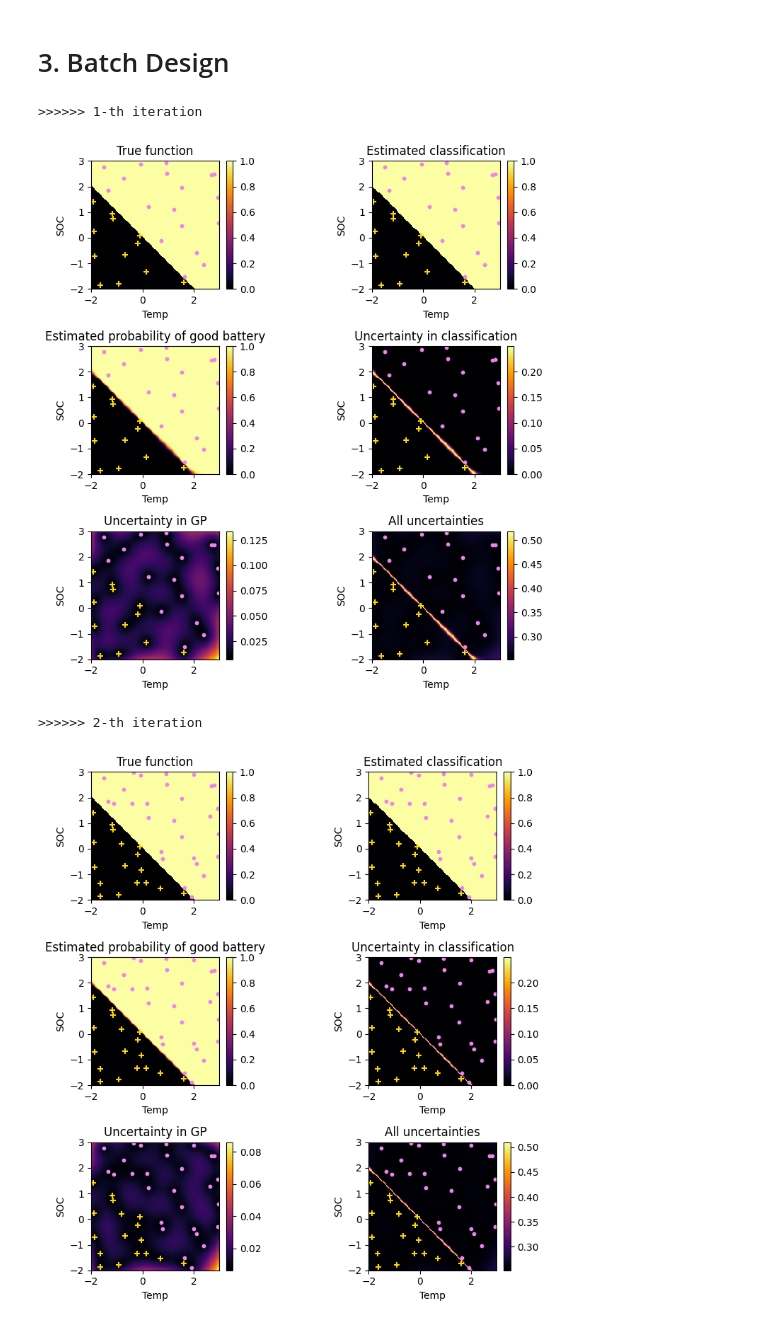
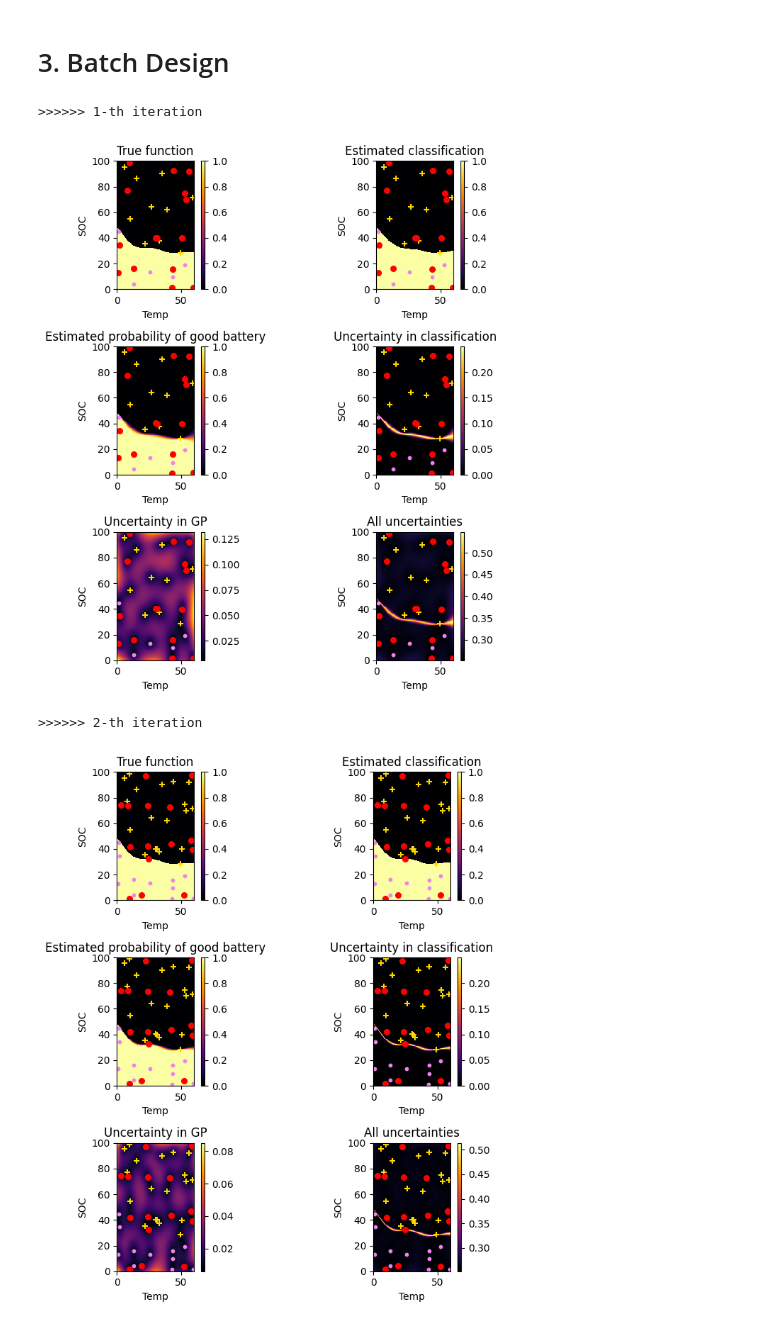
Before and after one commit to ma921/Battery-Experimental-Design, a Jupyter notebook: Tutorial 2. Batch Experimental Design.ipynb, the cells around one changed output. Saved outputs shown, nothing was run; the diff lists cells and outputs as text; code cells hidden in the pictures.

```diff
--- a/Tutorial 2. Batch Experimental Design.ipynb
+++ b/Tutorial 2. Batch Experimental Design.ipynb
@@ -13,13 +13,12 @@ warnings.filterwarnings('ignore')
 ## 1.1 define the domain, bounds
 # %%
 import torch
+from sklearn.preprocessing import StandardScaler  # Import StandardScaler
 
 # set bounds
-# Assume our bounds are standardised for statistical model.
-# e.g. originally SOC [0, 100] but convert to [-2, 3], for better fitting.
 bounds = torch.tensor([
-    [-2, -2], # lower bound
-    [3, 3], # upper bound
+    [0, 0], # lower bound
+    [100, 60], # upper bound
 ]).double()
 
 # set label names
@@ -109,13 +142,15 @@ model = setting_GP_model(X, Y)
 # %% [markdown]
 ## 2.2 visualise the estimation results
 # %%
-def visualize_model(X, Y, model):
-    fig, axes = plt.subplots(3,2, tight_layout=True, figsize=(8,8))
+def visualize_model(X, Y, model, X_new=None):
+    n_rows = 3
+    n_cols = 2
+    fig, axes = plt.subplots(n_rows,n_cols, tight_layout=True, figsize=(8,8))
 
     Xgrid = get_plotting_domain()
-    Ygrid = synthetic_lifetime(Xgrid)
+    Ygrid = lifetime_function(Xgrid) - threshold_lifetime
 
-    plot_function(Ygrid > 2, axes[0,0])
+    plot_function(Ygrid > 0, axes[0,0])
     plot_white(X[Y.squeeze() > 0], axes[0,0])
     plot_gold(X[Y.squeeze() < 0], axes[0,0])
     axes[0,0].set_title("True function")
@@ -147,6 +182,10 @@ def visualize_model(X, Y, model):
     plot_gold(X[Y.squeeze() < 0], axes[2,1])
     axes[2,1].set_title("All uncertainties")
 
+    if X_new is not None:
+        for row in range(n_rows):
+            for col in range(n_cols):
+                plot_red(X_new, axes[row, col])
     plt.show()
 
 visualize_model(X, Y, model)
@@ -160,16 +199,18 @@ def next_batch(
     n_rec,
     n_nys,
     batch_size,
+    X_scaler
 ):
     X_cand = sober.prior.sample(n_rec)
-    _, var, stddev = prediction(sober.kernel.model, X_cand)
+    X_cand_standardized = torch.tensor(X_scaler.transform(X_cand), dtype=torch.double)
+    _, var, stddev = prediction(sober.kernel.model, X_cand_standardized)
     uncertainty = torch.distributions.Normal(0,1).cdf(stddev).pow(2) + var
     weights = uncertainty / sober.prior.pdf(X_cand)
     weights = sober.cleansing_weights(weights)
-    X_nys = sober.kmeans_resampling(X_cand, n_clusters=n_nys)
+    X_nys = sober.kmeans_resampling(X_cand_standardized, n_clusters=n_nys)
 
     idx_rchq, w_rchq = sober.sampling_recombination(
-        X_cand,
+        X_cand_standardized,
         X_nys,
         weights,
         batch_size,
@@ -178,6 +219,11 @@ def next_batch(
     return X_batch
 # %%
 from SOBER._sober import Sober
+
+X_standardized = torch.tensor(X_scaler.transform(X), dtype=torch.double)
+Y_normalized = torch.tensor(Y_scaler.transform(Y), dtype=torch.double)
+
+model = setting_GP_model(X_standardized, Y_normalized)
 sober = Sober(prior, model) # set SOBER wrapper
 
 batch_size = 15    # number of batch samples
@@ -188,25 +234,28 @@ obj = None         # acquisition function
 # %%
 for i in range(n_iterations):
     X_next = next_batch(
         sober,
         n_rec,
         n_nys,
         batch_size,
+        X_scaler
     ) # select the batch of next experiments
-    Y_next = synthetic_lifetime(X_next) - threshold_lifetime  # run experiment
+    Y_next = lifetime_function(X_next) - threshold_lifetime  # run experiment
 
     # merge results
     X = torch.vstack([X, X_next])
     Y = torch.vstack([Y, Y_next])
 
     # visualise the results
+    X_standardized = torch.tensor(X_scaler.transform(X), dtype=torch.double)
+    Y_normalized = torch.tensor(Y_scaler.transform(Y), dtype=torch.double)
     print(">>>>>> "+str(i +1)+"-th iteration")
-    model = setting_GP_model(X, Y)   # update and fit model
+    model = setting_GP_model(X_standardized, Y_normalized)   # Update and fit model
     sober.update_model(model)
-    visualize_model(X, Y, model)
+    visualize_model(X, Y, model, X_new=X_next)
 # %% [output]
 >>>>>> 1-th iteration
-[figure, old version]
+[figure, new version]
 >>>>>> 2-th iteration
-[figure, old version]
+[figure, new version]
 >>>>>> 3-th iteration
```
Also changed, not shown: parts of 6 cells of this notebook, 1 other file.
